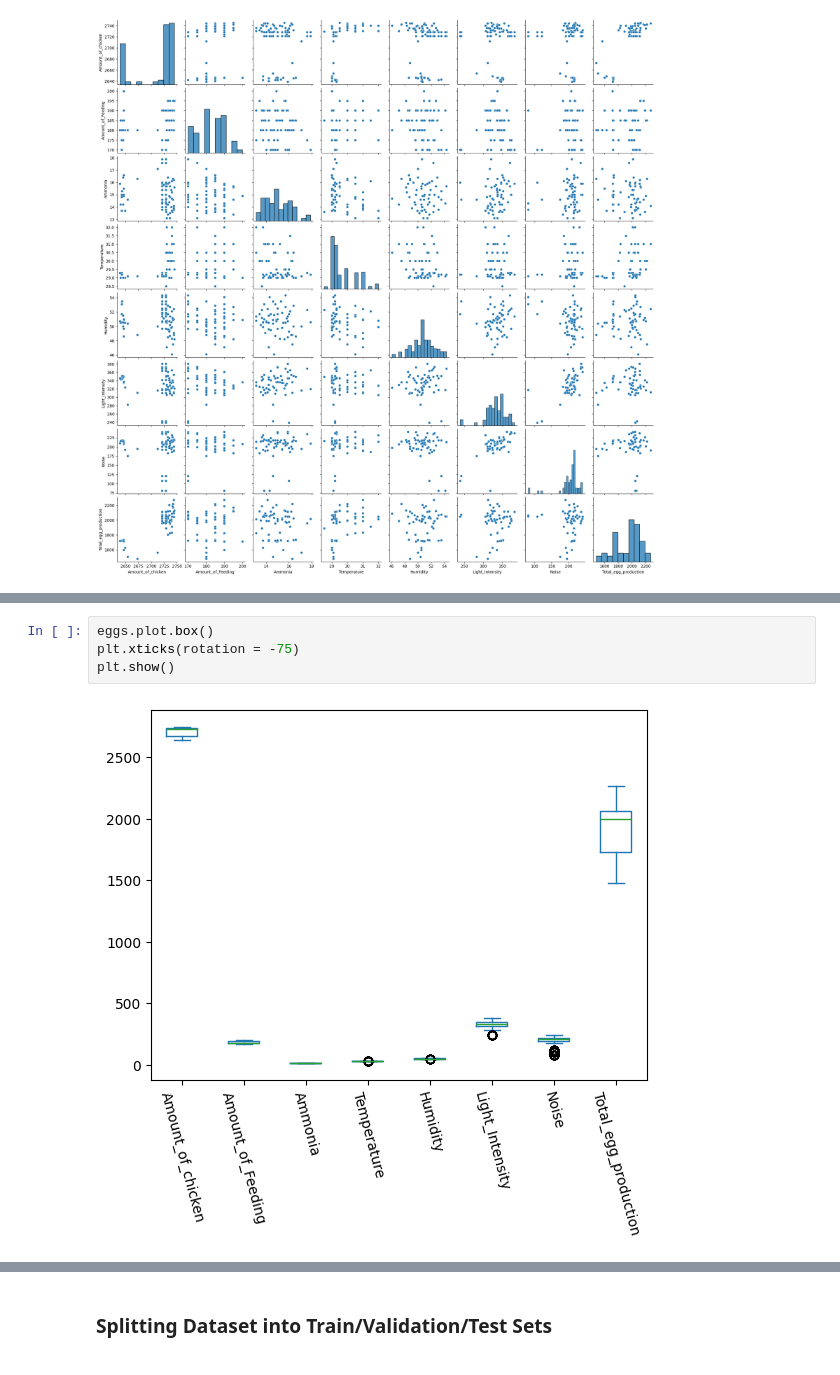
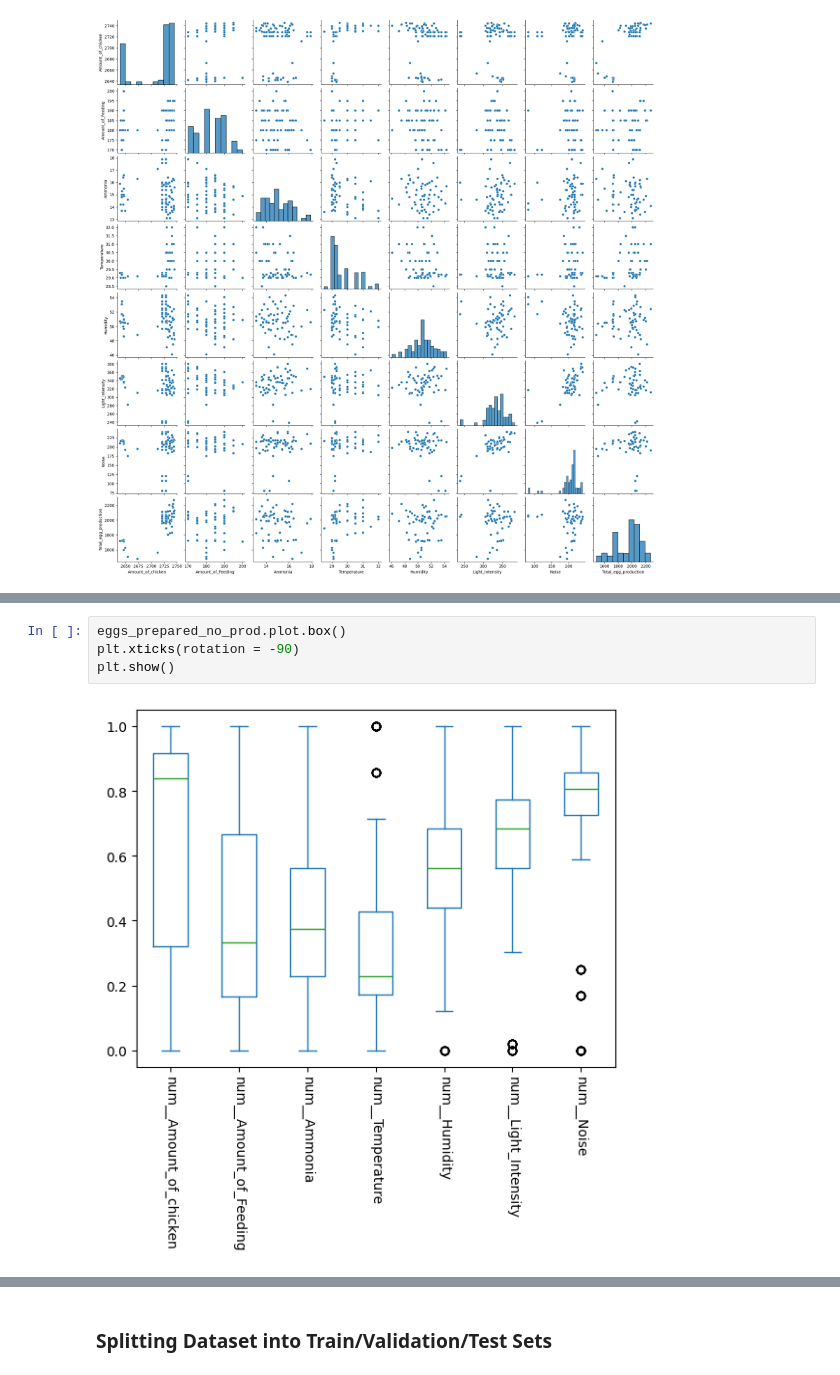
Before and after one commit to ItsJJH/egg-ai-project, a Jupyter notebook: TheNotebook.ipynb, the cells around one changed output, grey strips where cells are left out. Drawn from its saved outputs; the diff is of its cells as text.

```diff
--- a/TheNotebook.ipynb
+++ b/TheNotebook.ipynb
@@ -97,6 +149,6 @@ sns.pairplot(eggs)
 # %%
-eggs.plot.box()
-plt.xticks(rotation = -75)
+eggs_prepared_no_prod.plot.box()
+plt.xticks(rotation = -90)
 plt.show()
 # %% [output]
-[figure, old version]
+[figure, new version]
```
Also changed, not shown: parts of 23 cells of this notebook.
